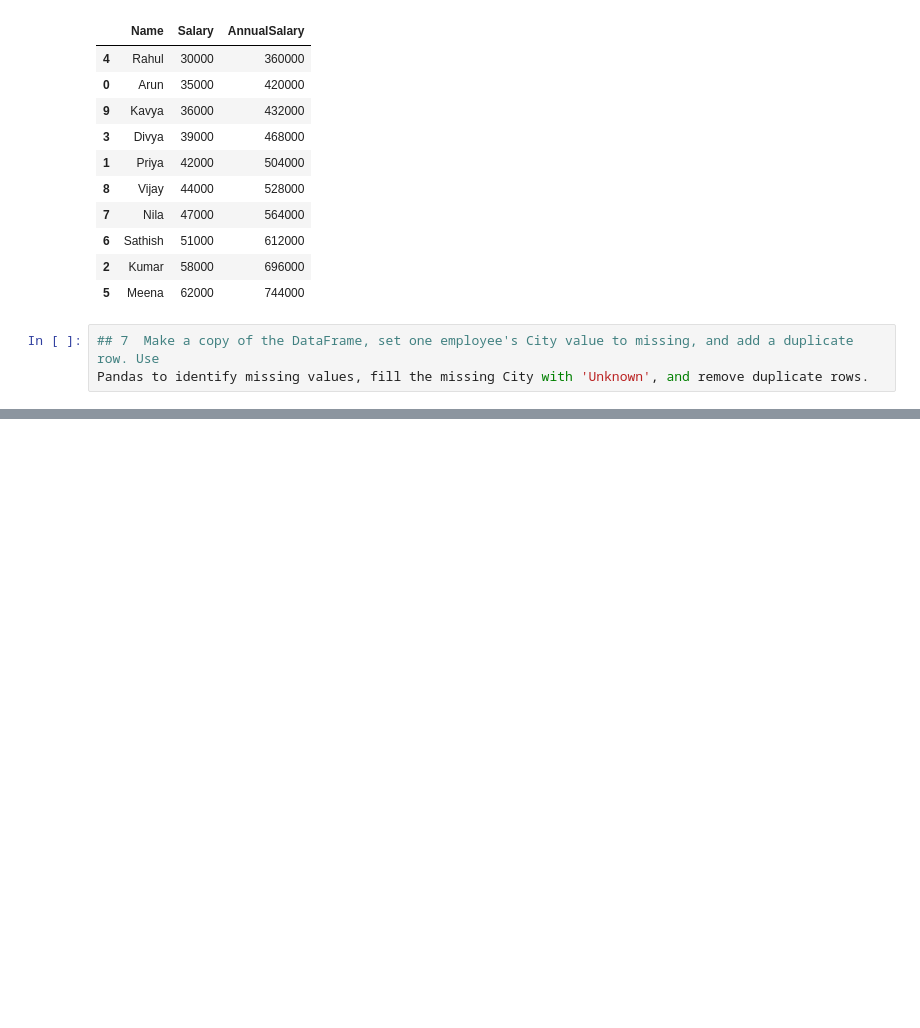
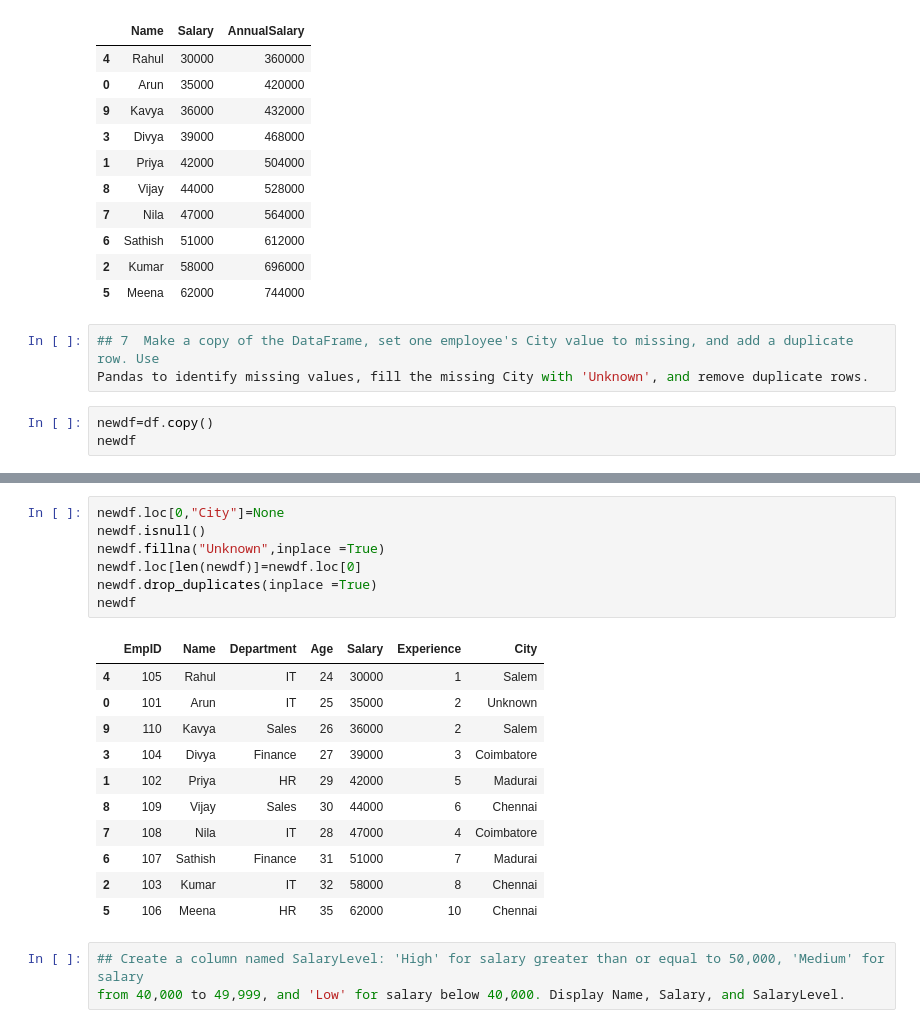
Before and after one commit to lakshanapriya05/repo_GenAI, a Jupyter notebook: Assignment-pandas.ipynb, the cells around one changed output, grey strips where cells are left out. Drawn from its saved outputs; the diff is of its cells as text; blank space fills up the shorter version.

```diff
--- a/Assignment-pandas.ipynb
+++ b/Assignment-pandas.ipynb
@@ -165,3 +160,6 @@ new_df[["Name","Salary","AnnualSalary"]]
 # %%
 ## 7  Make a copy of the DataFrame, set one employee's City value to missing, and add a duplicate row. Use
 Pandas to identify missing values, fill the missing City with 'Unknown', and remove duplicate rows.
+# %%
+newdf=df.copy()
+newdf
@@ -167,0 +178,22 @@ Pandas to identify missing values, fill the missing City with 'Unknown', and rem
+# %%
+newdf.loc[0,"City"]=None
+newdf.isnull()
+newdf.fillna("Unknown",inplace =True)
+newdf.loc[len(newdf)]=newdf.loc[0]
+newdf.drop_duplicates(inplace =True)
+newdf
+# %% [output]
+|  | EmpID | Name | Department | Age | Salary | Experience | City |
+| 4 | 105 | Rahul | IT | 24 | 30000 | 1 | Salem |
+| 0 | 101 | Arun | IT | 25 | 35000 | 2 | Unknown |
+| 9 | 110 | Kavya | Sales | 26 | 36000 | 2 | Salem |
+| 3 | 104 | Divya | Finance | 27 | 39000 | 3 | Coimbatore |
+| 1 | 102 | Priya | HR | 29 | 42000 | 5 | Madurai |
+| 8 | 109 | Vijay | Sales | 30 | 44000 | 6 | Chennai |
+| 7 | 108 | Nila | IT | 28 | 47000 | 4 | Coimbatore |
+| 6 | 107 | Sathish | Finance | 31 | 51000 | 7 | Madurai |
+| 2 | 103 | Kumar | IT | 32 | 58000 | 8 | Chennai |
+| 5 | 106 | Meena | HR | 35 | 62000 | 10 | Chennai |
+# %%
+## Create a column named SalaryLevel: 'High' for salary greater than or equal to 50,000, 'Medium' for salary
+from 40,000 to 49,999, and 'Low' for salary below 40,000. Display Name, Salary, and SalaryLevel.
```
Also changed, not shown: parts of 10 cells of this notebook.
